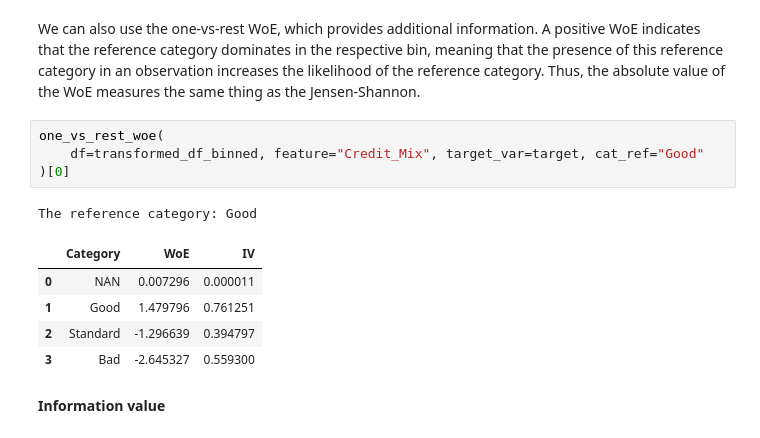
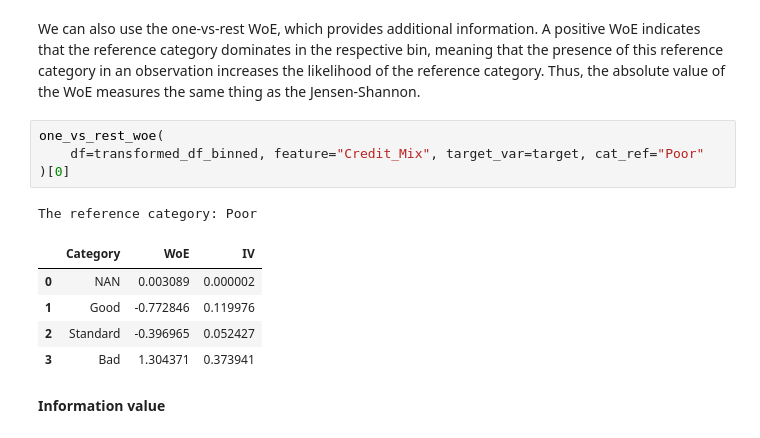
Before and after one commit to Imadberkani/scorescanner, a Jupyter notebook: tutorials/credit_score_classification.ipynb, the cells around one changed output. Cells and saved outputs as stored; diff of their text form.

```diff
--- a/tutorials/credit_score_classification.ipynb
+++ b/tutorials/credit_score_classification.ipynb
@@ -307,15 +312,15 @@ The larger the Jensen-Shannon distance between the probability distribution of t
 We can also use the one-vs-rest WoE, which provides additional information. A positive WoE indicates that the reference category dominates in the respective bin, meaning that the presence of this reference category in an observation increases the likelihood of the reference category. Thus, the absolute value of the WoE measures the same thing as the Jensen-Shannon.
 # %%
 one_vs_rest_woe(
-    df=transformed_df_binned, feature="Credit_Mix", target_var=target, cat_ref="Good"
+    df=transformed_df_binned, feature="Credit_Mix", target_var=target, cat_ref="Poor"
 )[0]
 # %% [output]
-The reference category: Good
+The reference category: Poor
 |  | Category | WoE | IV |
-| 0 | NAN | 0.007296 | 0.000011 |
-| 1 | Good | 1.479796 | 0.761251 |
-| 2 | Standard | -1.296639 | 0.394797 |
-| 3 | Bad | -2.645327 | 0.559300 |
+| 0 | NAN | 0.003089 | 0.000002 |
+| 1 | Good | -0.772846 | 0.119976 |
+| 2 | Standard | -0.396965 | 0.052427 |
+| 3 | Bad | 1.304371 | 0.373941 |
 # %% [markdown]
 <b> Information value
 # %% [markdown]
```
Also changed, not shown: parts of 12 cells of this notebook, 21 other files.
